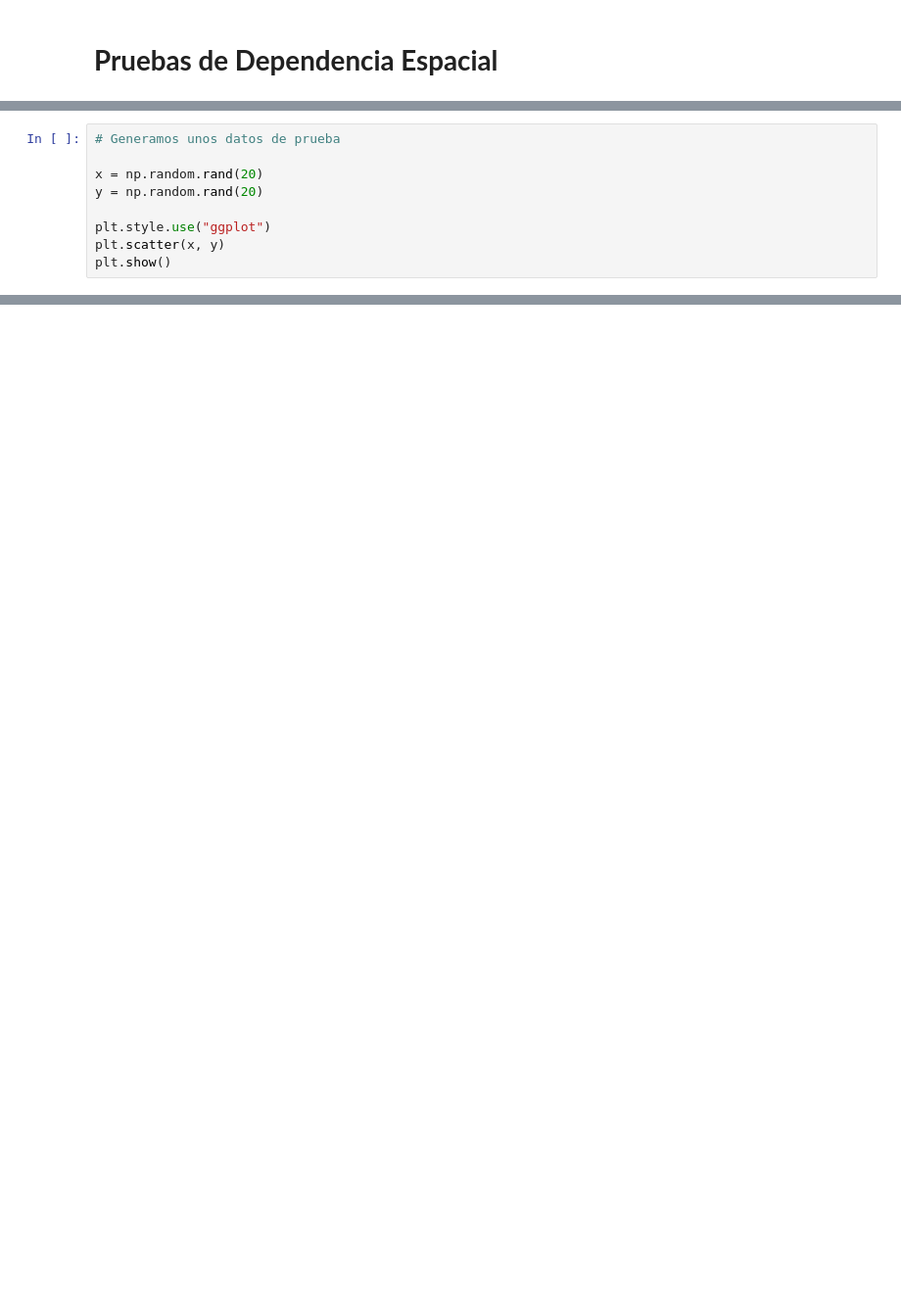
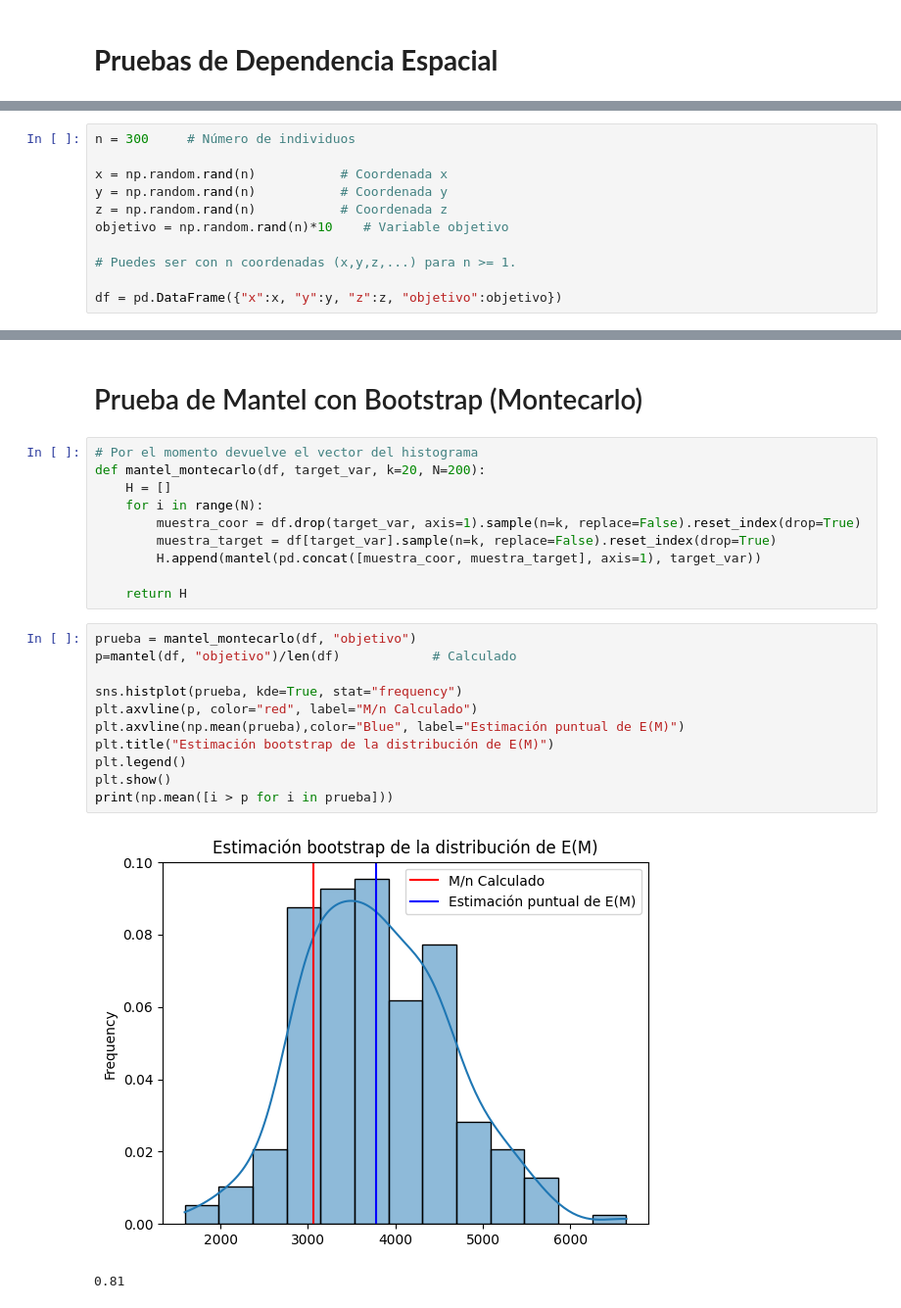
Before and after one commit to elianespitia/Spatial_Statistics, a Jupyter notebook: codes/Pruebas de Dependencia Espacial.ipynb, the cells around one changed output, grey strips where cells are left out. Shown: that part at 98% size. Drawn from its saved outputs; the diff is of its cells as text; blank space fills up the shorter version.

Commit message:
Creación del estadístico de Mantel y primera parte del test de Mantel con Montecarlo

```diff
--- a/codes/Pruebas de Dependencia Espacial.ipynb
+++ b/codes/Pruebas de Dependencia Espacial.ipynb
@@ -9,9 +9,0 @@ import seaborn as sns
-# %%
-# Generamos unos datos de prueba
-
-x = np.random.rand(20)
-y = np.random.rand(20)
-
-plt.style.use("ggplot")
-plt.scatter(x, y)
-plt.show()
@@ -25,0 +39,11 @@ Todo está bien!
+# %%
+n = 300     # Número de individuos
+
+x = np.random.rand(n)           # Coordenada x
+y = np.random.rand(n)           # Coordenada y
+z = np.random.rand(n)           # Coordenada z
+objetivo = np.random.rand(n)*10    # Variable objetivo
+
+# Puedes ser con n coordenadas (x,y,z,...) para n >= 1.
+
+df = pd.DataFrame({"x":x, "y":y, "z":z, "objetivo":objetivo})
@@ -25,0 +56,26 @@ Todo está bien!
+# %% [markdown]
+# Prueba de Mantel con Bootstrap (Montecarlo)
+# %%
+# Por el momento devuelve el vector del histograma
+def mantel_montecarlo(df, target_var, k=20, N=200):
+    H = []
+    for i in range(N):
+        muestra_coor = df.drop(target_var, axis=1).sample(n=k, replace=False).reset_index(drop=True)
+        muestra_target = df[target_var].sample(n=k, replace=False).reset_index(drop=True)
+        H.append(mantel(pd.concat([muestra_coor, muestra_target], axis=1), target_var))
+
+    return H
+# %%
+prueba = mantel_montecarlo(df, "objetivo")
+p=mantel(df, "objetivo")/len(df)            # Calculado
+
+sns.histplot(prueba, kde=True, stat="frequency")
+plt.axvline(p, color="red", label="M/n Calculado")
+plt.axvline(np.mean(prueba),color="Blue", label="Estimación puntual de E(M)")
+plt.title("Estimación bootstrap de la distribución de E(M)")
+plt.legend()
+plt.show()
+print(np.mean([i > p for i in prueba]))
+# %% [output]
+[figure, added]
+0.81
```
Also changed, not shown: parts of 10 cells of this notebook, 2 other files.
